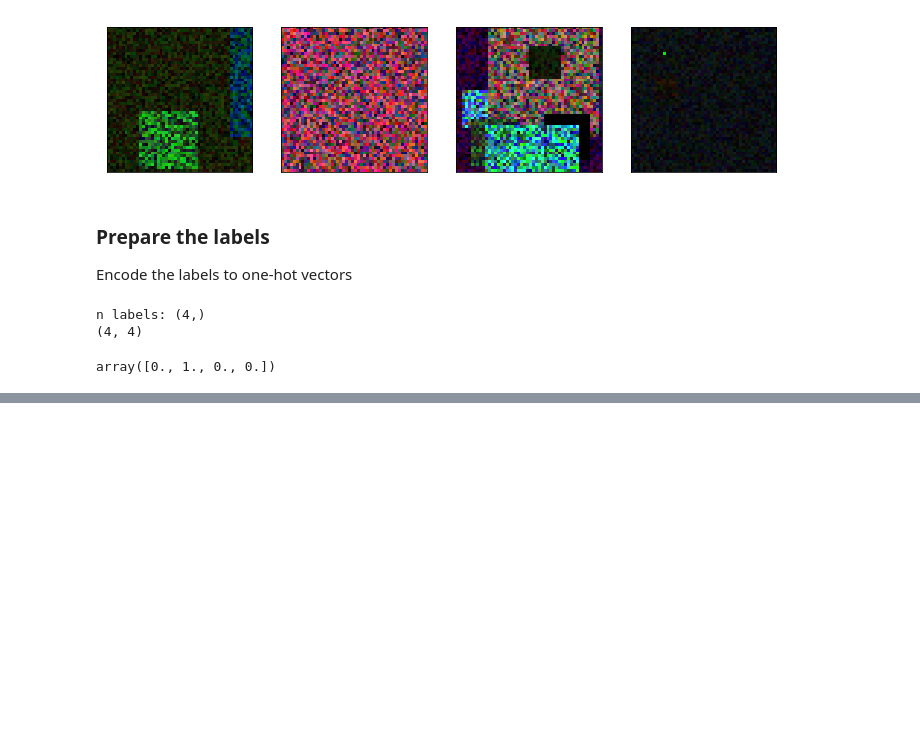
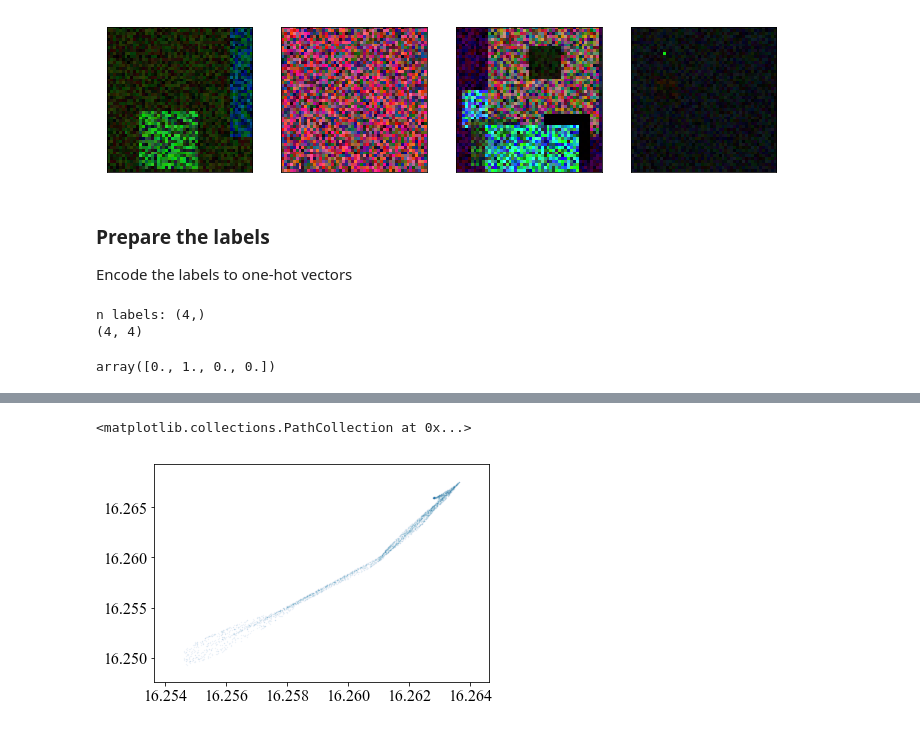
Before and after one commit to voschezang/trash-image-classification, a Jupyter notebook: src/nn/nn-autoencoder-random-large.ipynb, the cells around one changed output, grey strips where cells are left out. Drawn from its saved outputs; the diff is of its cells as text; code cells hidden in the pictures; blank space fills up the shorter version.

```diff
--- a/src/nn/nn-autoencoder-random-large.ipynb
+++ b/src/nn/nn-autoencoder-random-large.ipynb
@@ -339,0 +254,9 @@ plot.multiple(results)
+# %%
+frame = frames_list[0]
+# result = normalize2D(frames[:,1:3])
+result = normalize(frames[:,1:3], axis=0)
+a = 1000
+plt.scatter(result[:,0] * a, result[:,1] * a, alpha=0.1, s=0.1)
+# %% [output]
+<matplotlib.collections.PathCollection at 0x...>
+[figure, added]
```
Also changed, not shown: parts of 45 cells of this notebook.
